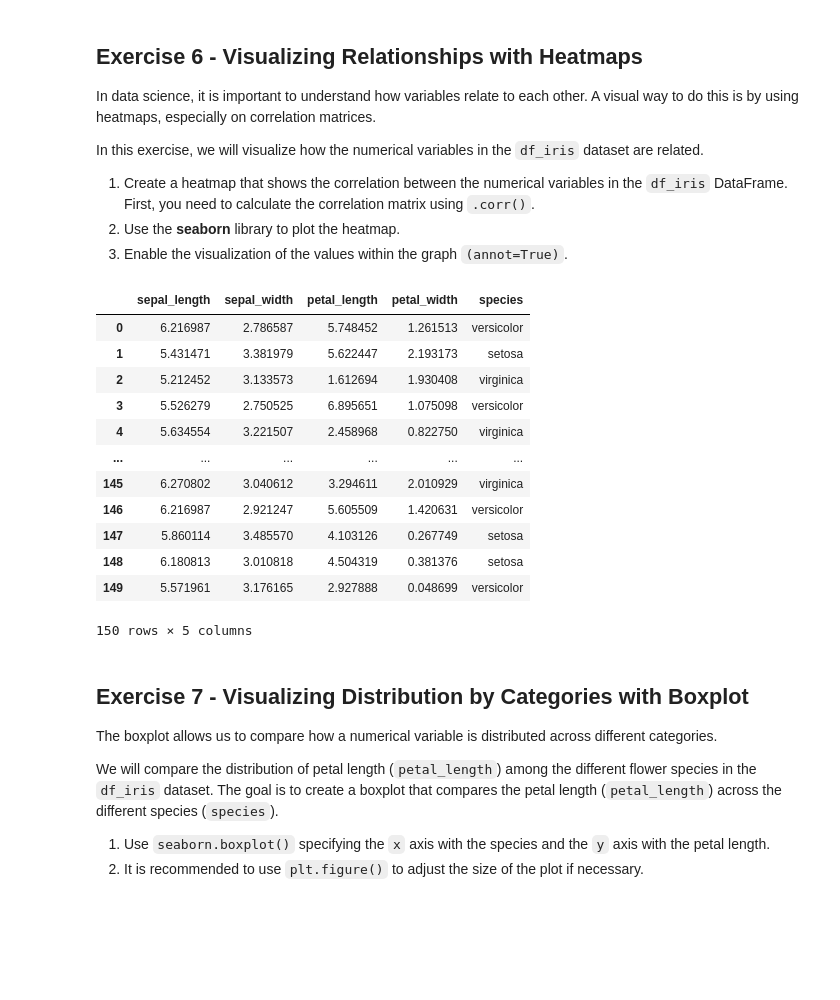
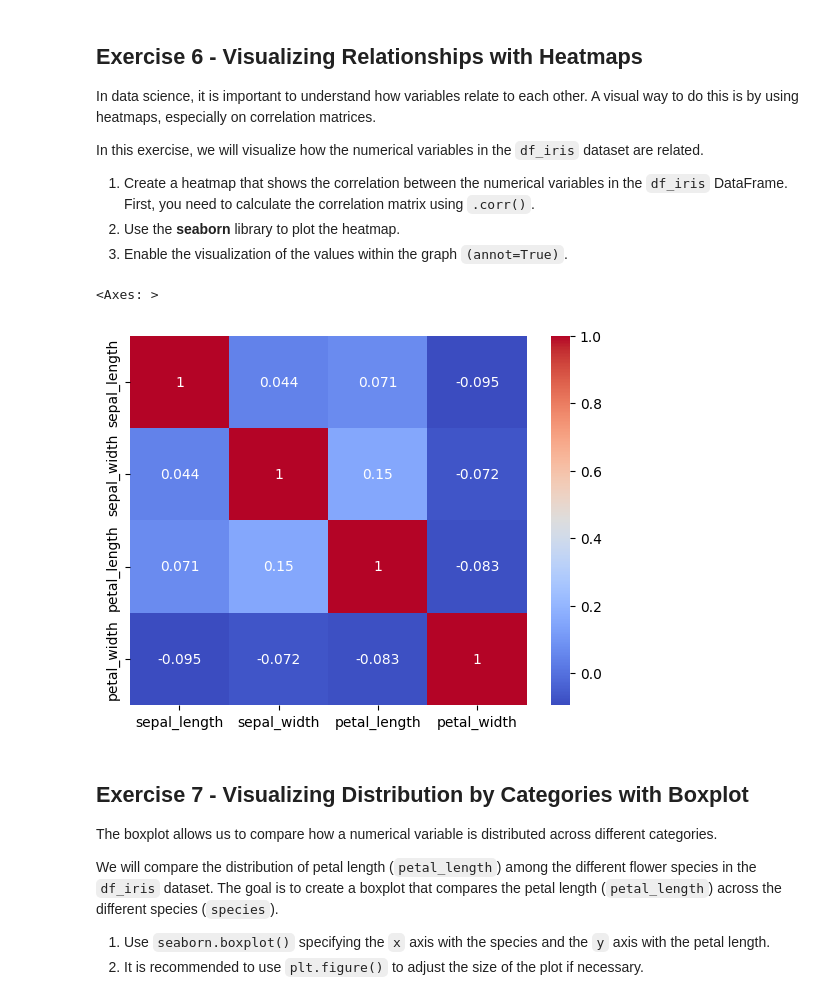
Before and after one commit to utkuseyithanoglu/utkuvisualization-exercises-with-matplot-and-seaborn, a Jupyter notebook: notebook/problems.ipynb, the cells around one changed output. Cells and saved outputs as stored; diff of their text form; code cells hidden in the pictures; blank space fills up the shorter version.

```diff
--- a/notebook/problems.ipynb
+++ b/notebook/problems.ipynb
@@ -248,24 +248,17 @@ In this exercise, we will visualize how the numerical variables in the `df_iris`
 1. Create a heatmap that shows the correlation between the numerical variables in the `df_iris` DataFrame. First, you need to calculate the correlation matrix using `.corr()`.
 2. Use the **seaborn** library to plot the heatmap.
 3. Enable the visualization of the values within the graph `(annot=True)`.
-# %%
-df_iris
-#annot metodu sadece heatmap için var
-# your code
-# %% [output]
-|  | sepal_length | sepal_width | petal_length | petal_width | species |
-| 0 | 6.216987 | 2.786587 | 5.748452 | 1.261513 | versicolor |
-| 1 | 5.431471 | 3.381979 | 5.622447 | 2.193173 | setosa |
-| 2 | 5.212452 | 3.133573 | 1.612694 | 1.930408 | virginica |
-| 3 | 5.526279 | 2.750525 | 6.895651 | 1.075098 | versicolor |
-| 4 | 5.634554 | 3.221507 | 2.458968 | 0.822750 | virginica |
-| ... | ... | ... | ... | ... | ... |
-| 145 | 6.270802 | 3.040612 | 3.294611 | 2.010929 | virginica |
-| 146 | 6.216987 | 2.921247 | 5.605509 | 1.420631 | versicolor |
-| 147 | 5.860114 | 3.485570 | 4.103126 | 0.267749 | setosa |
-| 148 | 6.180813 | 3.010818 | 4.504319 | 0.381376 | setosa |
-| 149 | 5.571961 | 3.176165 | 2.927888 | 0.048699 | versicolor |
-150 rows × 5 columns
+# %%
+#df_iris.columns
+df=df_iris.drop(columns='species').corr()
+sns.heatmap(df,annot=True,cmap='coolwarm')
+#annot metodu sadece heatmap için var
+# your code
+#korelasyon varsa heatmap metodu
+#cmap değere göre ama hocaya sor
+# %% [output]
+<Axes: >
+[figure, added]
 # %% [markdown]
 ## Exercise 7 - Visualizing Distribution by Categories with Boxplot
 
```
Also changed, not shown: parts of 5 cells of this notebook.
